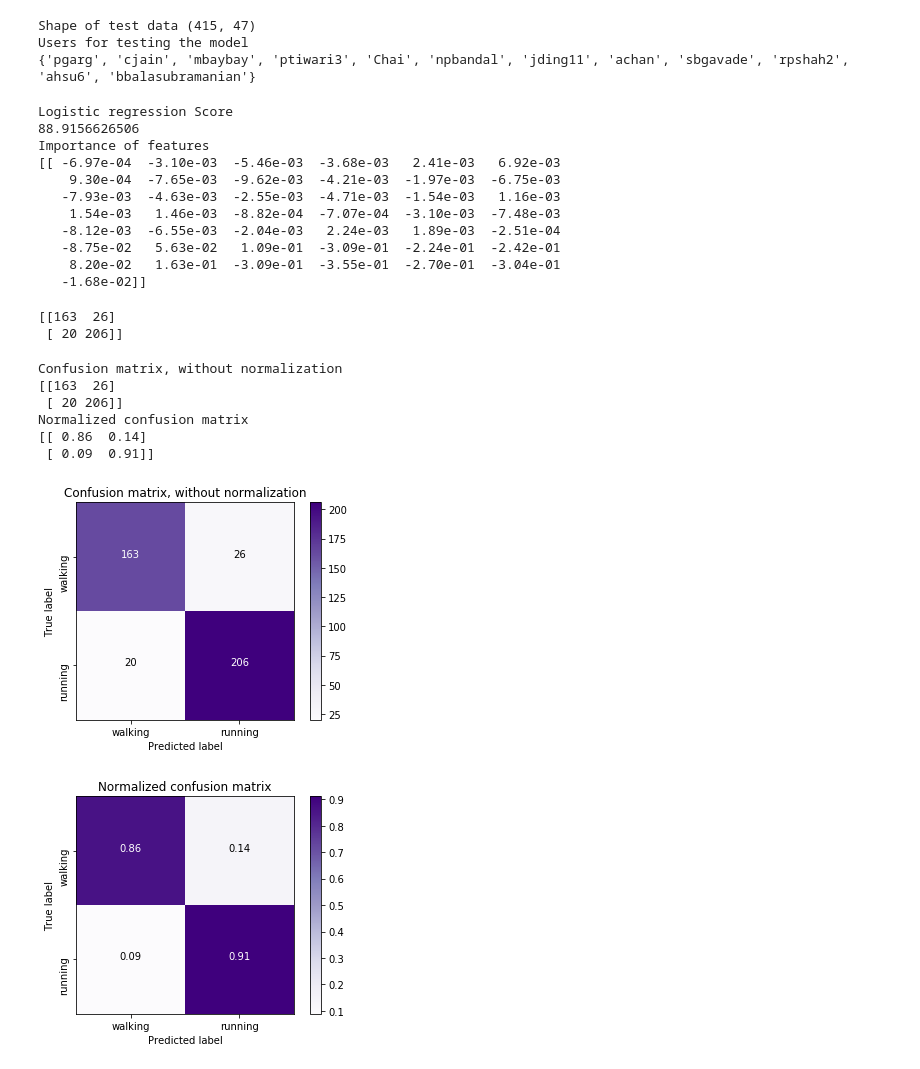
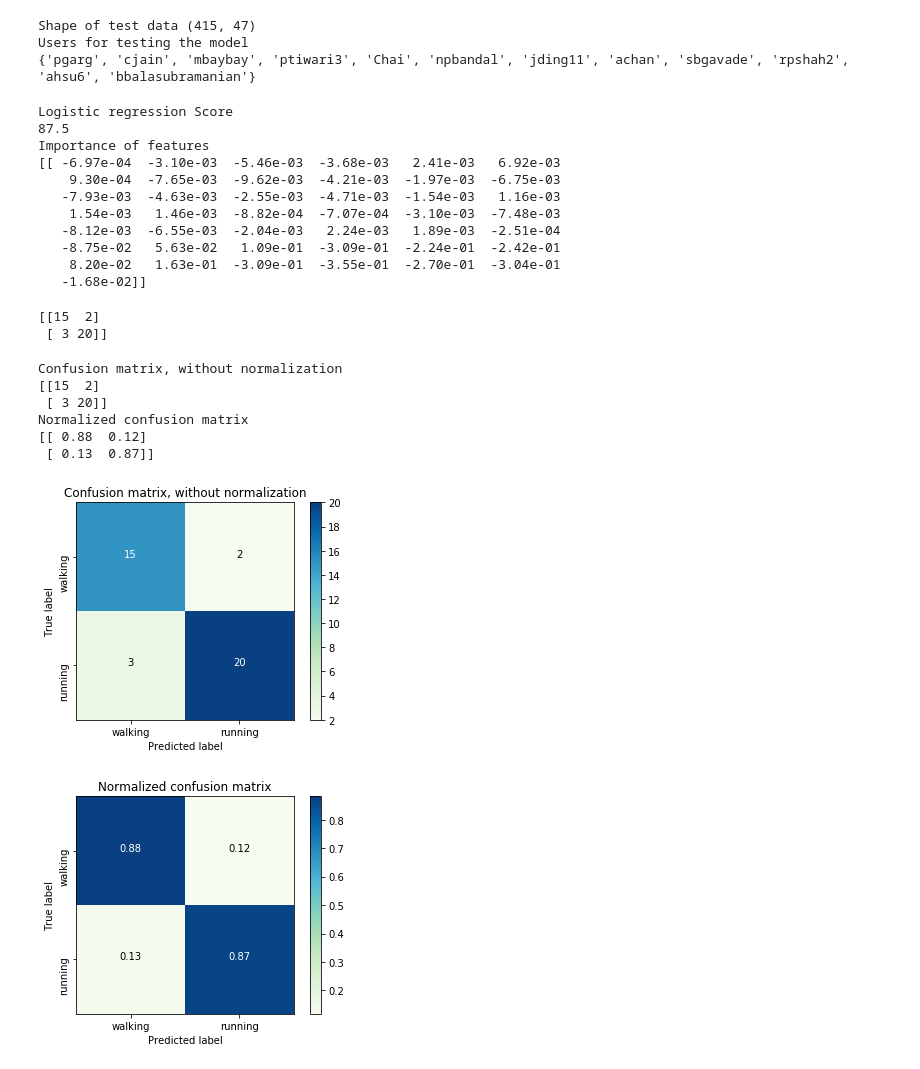
Before and after one commit to bkommineni/Activity-Recognition-Using-Sensordata, a Jupyter notebook: LogisticRegression/LogisticRegression.ipynb, the cells around one changed output. Cells and saved outputs as stored; diff of their text form; code cells hidden in the pictures.

```diff
--- a/LogisticRegression/LogisticRegression.ipynb
+++ b/LogisticRegression/LogisticRegression.ipynb
@@ -47,6 +48,14 @@ print("Shape of test data", df_unique_test.shape)
 X_test = df_unique_test.values[:, 2:45]
 y_test = df_unique_test.values[:, 45]
 usersList = set(df_features_test.values[:,0])
+
+#Smaller data
+#Predicting using test data
+#taking size of test data 10% of training data
+test_small = df_unique_test.iloc[sample(range(len(df_unique_test)), 40), :]
+X_test_small = test_small.values[:,2:45]
+Y_test_small = test_small.values[:,45]
+
 print("Users for testing the model")
 print(usersList)
 # %% [output]
@@ -57,15 +66,15 @@ Users for testing the model
 # Fitting the logistic regression model
 lr = LogisticRegression(C=0.01, random_state=10)
 lr.fit(X_train_data, y_train_data)
-predict = lr.predict(X_test)
-logisticRegScore = lr.score(X_test, y_test)
+predict = lr.predict(X_test_small)
+logisticRegScore = lr.score(X_test_small, Y_test_small)
 print("Logistic regression Score")
 print(logisticRegScore*100)
 print("Importance of features")
 print(lr.coef_)
 # %% [output]
 Logistic regression Score
-88.9156626506
+87.5
 Importance of features
 [[ -6.97e-04  -3.10e-03  -5.46e-03  -3.68e-03   2.41e-03   6.92e-03
     9.30e-04  -7.65e-03  -9.62e-03  -4.21e-03  -1.97e-03  -6.75e-03
@@ -77,11 +86,11 @@ Importance of features
    -1.68e-02]]
 # %%
 # Confusion matrix analysis
-cm = confusion_matrix(y_test, predict)
+cm = confusion_matrix(Y_test_small, predict)
 print(cm)
 # %% [output]
-[[163  26]
- [ 20 206]]
+[[15  2]
+ [ 3 20]]
 # %%
 import itertools
 import numpy as np
@@ -90,7 +99,7 @@ import matplotlib.pyplot as plt
 def plot_confusion_matrix(cm, classes,
                           normalize=False,
                           title='Confusion matrix',
-                          cmap=plt.cm.Purples):
+                          cmap=plt.cm.GnBu):
     """
     This function prints and plots the confusion matrix.
     Normalization can be applied by setting `normalize=True`.
@@ -112,42 +121,42 @@ def plot_confusion_matrix(cm, classes,
 
     fmt = '.2f' if normalize else 'd'
     thresh = cm.max() / 2.
     for i, j in itertools.product(range(cm.shape[0]), range(cm.shape[1])):
         plt.text(j, i, format(cm[i, j], fmt),
                  horizontalalignment="center",
                  color="white" if cm[i, j] > thresh else "black")
 
 #     plt.tight_layout()
     plt.ylabel('True label')
     plt.xlabel('Predicted label')
 
 # Compute confusion matrix
-cnf_matrix = confusion_matrix(y_test, predict)
+cnf_matrix = confusion_matrix(Y_test_small, predict)
 np.set_printoptions(precision=2)
 
 # Plot non-normalized confusion matrix
 plt.figure()
 class_names = ["walking", "running"]
 plot_confusion_matrix(cnf_matrix, classes=["walking", "running"],
                       title='Confusion matrix, without normalization')
-# plt.savefig('H:/mastersProject/activity_analyzer/LogisticRegression/cm_lr', dpi=1000)
+plt.savefig('H:/mastersProject/activity_analyzer/LogisticRegression/cm_lr', dpi=1000)
 
 # Plot normalized confusion matrix
 plt.figure()
 plot_confusion_matrix(cnf_matrix, classes=class_names, normalize=True,
                       title='Normalized confusion matrix')
 
-# plt.savefig('H:/mastersProject/activity_analyzer/LogisticRegression/cm_lr_normalized', dpi=1000)
+plt.savefig('H:/mastersProject/activity_analyzer/LogisticRegression/cm_lr_normalized', dpi=1000)
 plt.show()
 # %% [output]
 Confusion matrix, without normalization
-[[163  26]
- [ 20 206]]
+[[15  2]
+ [ 3 20]]
 Normalized confusion matrix
-[[ 0.86  0.14]
- [ 0.09  0.91]]
+[[ 0.88  0.12]
+ [ 0.13  0.87]]
-[figure, old version]
+[figure, new version]
-[figure, old version]
+[figure, new version]
 # %%
 #Area under ROC
 from sklearn.metrics import roc_curve
```
Also changed, not shown: parts of 2 cells of this notebook, 3 other files.
